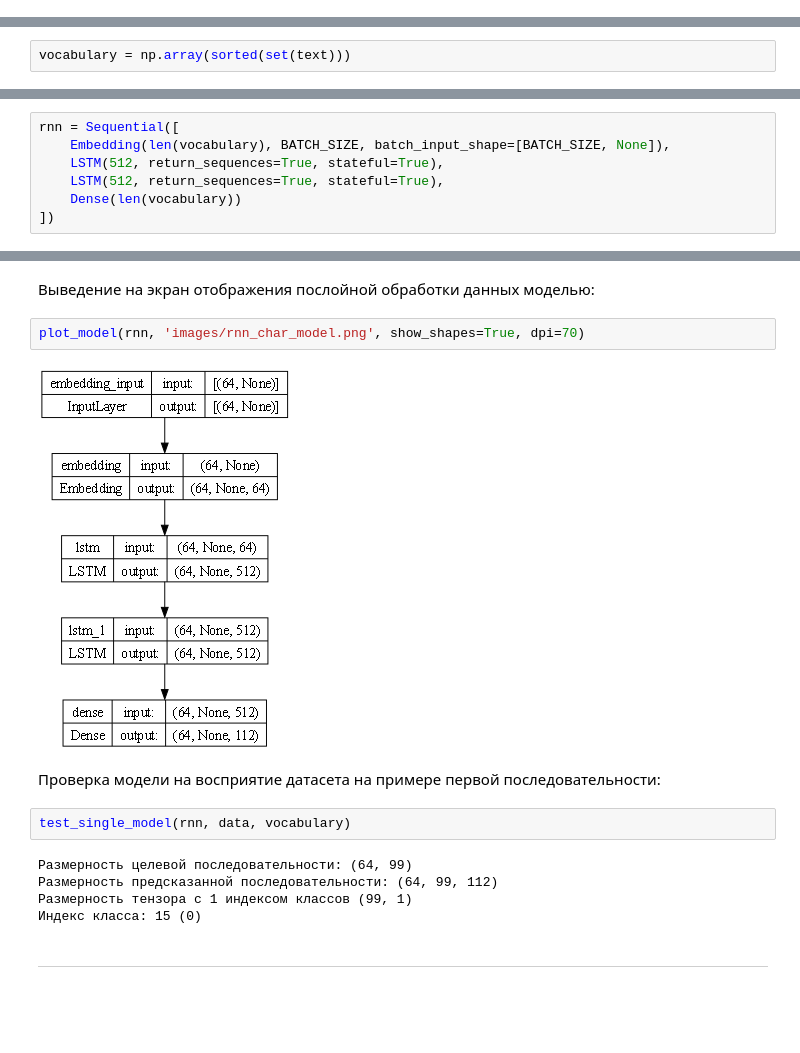
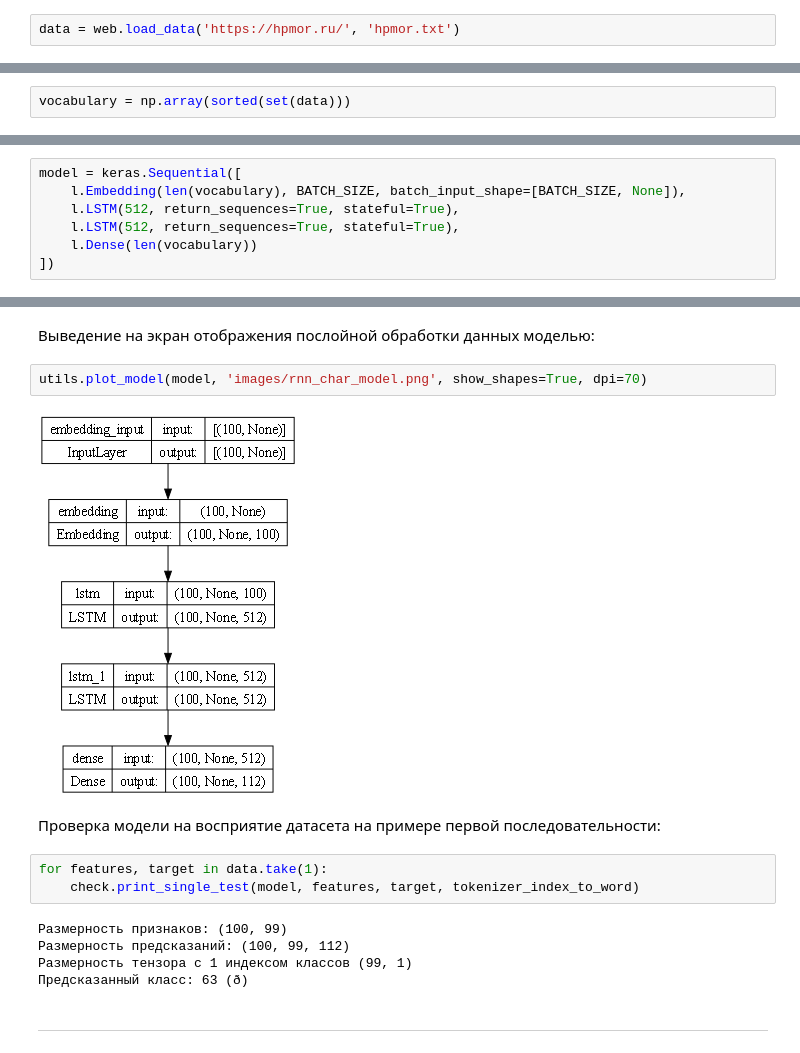
Before and after one commit to tidalinn/mai_term02_magai_lab3_gennn-nlp_lab, a Jupyter notebook: RNN_char.ipynb, the cells around one changed output, grey strips where cells are left out. Cells and saved outputs as stored; diff of their text form; blank space fills up the shorter version.

```diff
--- a/RNN_char.ipynb
+++ b/RNN_char.ipynb
@@ -224,0 +139,2 @@ text[:500]
+# %%
+data = web.load_data('https://hpmor.ru/', 'hpmor.txt')
@@ -237,7 +162,7 @@ print('Всего слов:', len(text.split(' ')))
 # %% [markdown]
 Получение словаря уникальных символов текста:
 # %%
-vocabulary = np.array(sorted(set(text)))
+vocabulary = np.array(sorted(set(data)))
 # %% [markdown]
 Выведение на экран уникальных символов текста:
 # %%
@@ -409,11 +312,11 @@ print_single_dim(data)
 # %% [markdown]
 Задание модели:
 # %%
-rnn = Sequential([
-    Embedding(len(vocabulary), BATCH_SIZE, batch_input_shape=[BATCH_SIZE, None]),
-    LSTM(512, return_sequences=True, stateful=True),
-    LSTM(512, return_sequences=True, stateful=True),
-    Dense(len(vocabulary))
+model = keras.Sequential([
+    l.Embedding(len(vocabulary), BATCH_SIZE, batch_input_shape=[BATCH_SIZE, None]),
+    l.LSTM(512, return_sequences=True, stateful=True),
+    l.LSTM(512, return_sequences=True, stateful=True),
+    l.Dense(len(vocabulary))
 ])
 # %% [markdown]
 Выведение на экран таблицы поведения параметров на словях нейросети:
@@ -445,18 +348,19 @@ if os.path.isdir('images/') == False:
 # %% [markdown]
 Выведение на экран отображения послойной обработки данных моделью:
 # %%
-plot_model(rnn, 'images/rnn_char_model.png', show_shapes=True, dpi=70)
+utils.plot_model(model, 'images/rnn_char_model.png', show_shapes=True, dpi=70)
 # %% [output]
-[figure, old version]
+[figure, new version]
 # %% [markdown]
 Проверка модели на восприятие датасета на примере первой последовательности:
 # %%
-test_single_model(rnn, data, vocabulary)
+for features, target in data.take(1):
+    check.print_single_test(model, features, target, tokenizer_index_to_word)
 # %% [output]
-Размерность целевой последовательности: (64, 99)
-Размерность предсказанной последовательности: (64, 99, 112)
+Размерность признаков: (100, 99)
+Размерность предсказаний: (100, 99, 112)
 Размерность тензора с 1 индексом классов (99, 1)
-Индекс класса: 15 (0)
+Предсказанный класс: 63 (ð)
 # %% [markdown]
 ---
 # %% [markdown]
```
Also changed, not shown: parts of 70 cells of this notebook, 6 other files.
